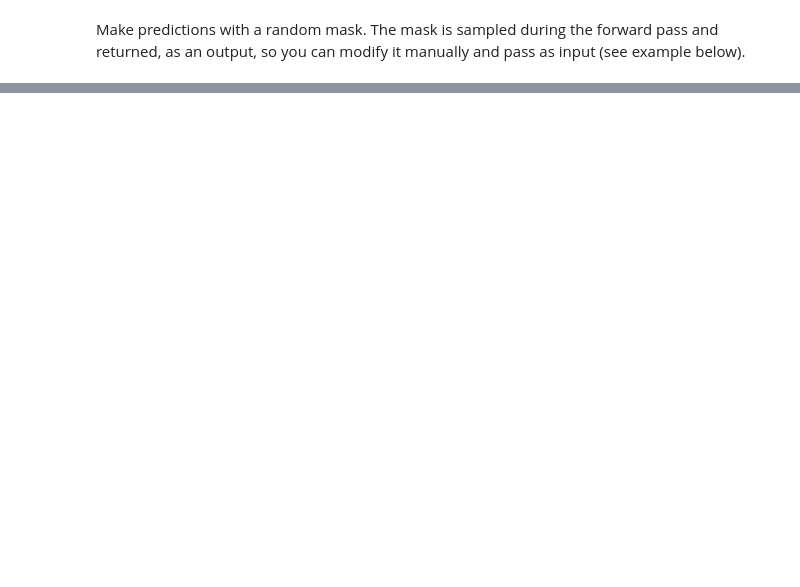
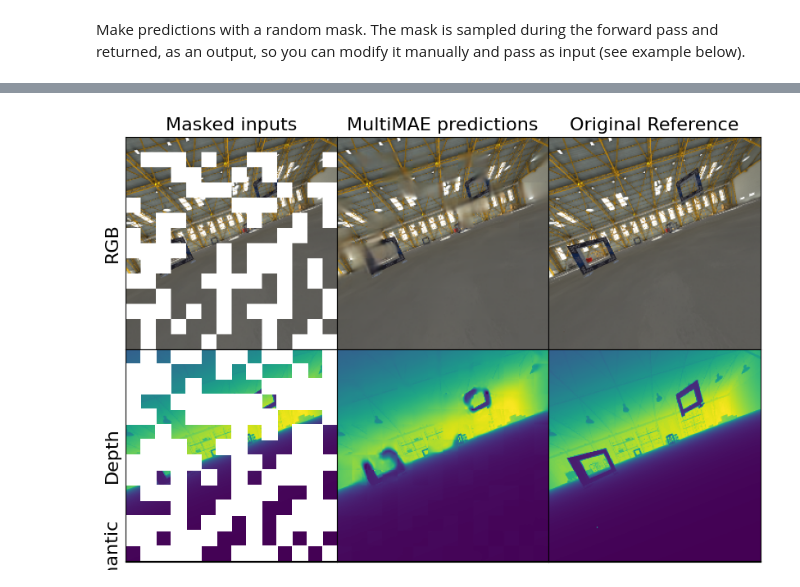
Before and after one commit to xingcw/MultiMAE, a Jupyter notebook: notebooks/test_custom_multimae.ipynb, the cells around one changed output, grey strips where cells are left out. Saved outputs shown, nothing was run; the diff lists cells and outputs as text; code cells hidden in the pictures; blank space fills up the shorter version.

```diff
--- a/notebooks/test_custom_multimae.ipynb
+++ b/notebooks/test_custom_multimae.ipynb
@@ -178,16 +177,18 @@ res = plot_predictions(input_dict, preds, masks)
 # %%
 task_masks = {k: v.to(device) for k, v in masks.items()}
 
 preds, masks = multimae.forward(
-    input_dict,
+    inputs,
     mask_inputs=True,
     task_masks=task_masks
 )
 
 preds = {domain: pred.detach().cpu() for domain, pred in preds.items()}
 masks = {domain: mask.detach().cpu() for domain, mask in masks.items()}
 
-res = plot_predictions(input_dict, preds, masks)
+res = plot_predictions(inputs, preds, masks)
+# %% [output]
+[figure, added]
 # %%
 mask = {}
 
```
Also changed, not shown: parts of 6 cells of this notebook, 7 other files.
